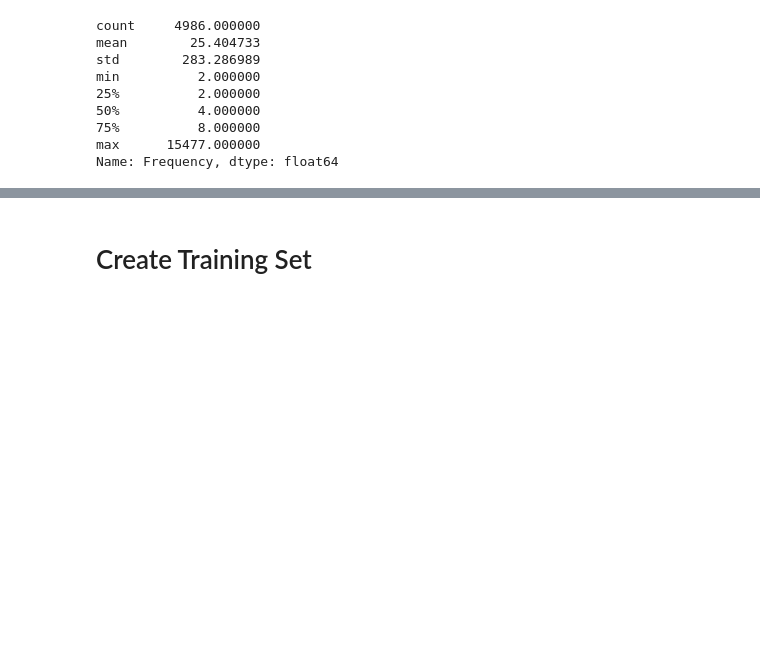
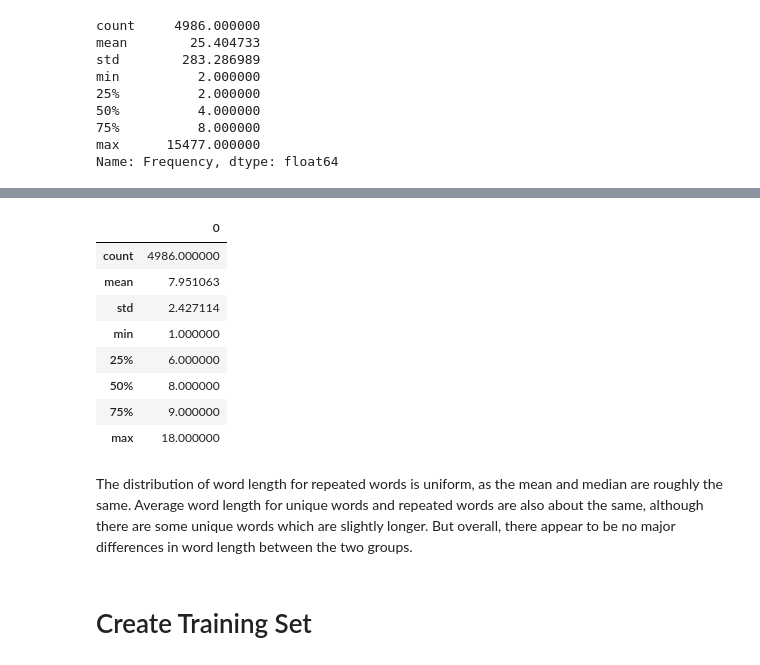
Before and after one commit to schyuler/Spelling-Orthography-Update, a Jupyter notebook: Spelling Orthography Update.ipynb, the cells around one changed output, grey strips where cells are left out. Saved outputs shown, nothing was run; the diff lists cells and outputs as text; code cells hidden in the pictures; blank space fills up the shorter version.

```diff
--- a/Spelling Orthography Update.ipynb
+++ b/Spelling Orthography Update.ipynb
@@ -221,3 +282,22 @@ Name: Frequency, dtype: float64
+# %%
+# Analyze word length of repeated words
+repeated = list(repeated_words_df["Word"])
+repeated_words_char_length = [len(word) for word in repeated]
+# Convert to dataframe and get descriptive statistics
+repeated_words_char_length_df = pd.DataFrame(repeated_words_char_length)
+repeated_words_char_length_df.describe()
+# %% [output]
+|  | 0 |
+| count | 4986.000000 |
+| mean | 7.951063 |
+| std | 2.427114 |
+| min | 1.000000 |
+| 25% | 6.000000 |
+| 50% | 8.000000 |
+| 75% | 9.000000 |
+| max | 18.000000 |
+# %% [markdown]
+The distribution of word length for repeated words is uniform, as the mean and median are roughly the same. Average word length for unique words and repeated words are also about the same, although there are some unique words which are slightly longer. But overall, there appear to be no major differences in word length between the two groups.
 # %% [markdown]
 # Create Training Set
 # %% [markdown]
```
Also changed, not shown: parts of 35 cells of this notebook.
